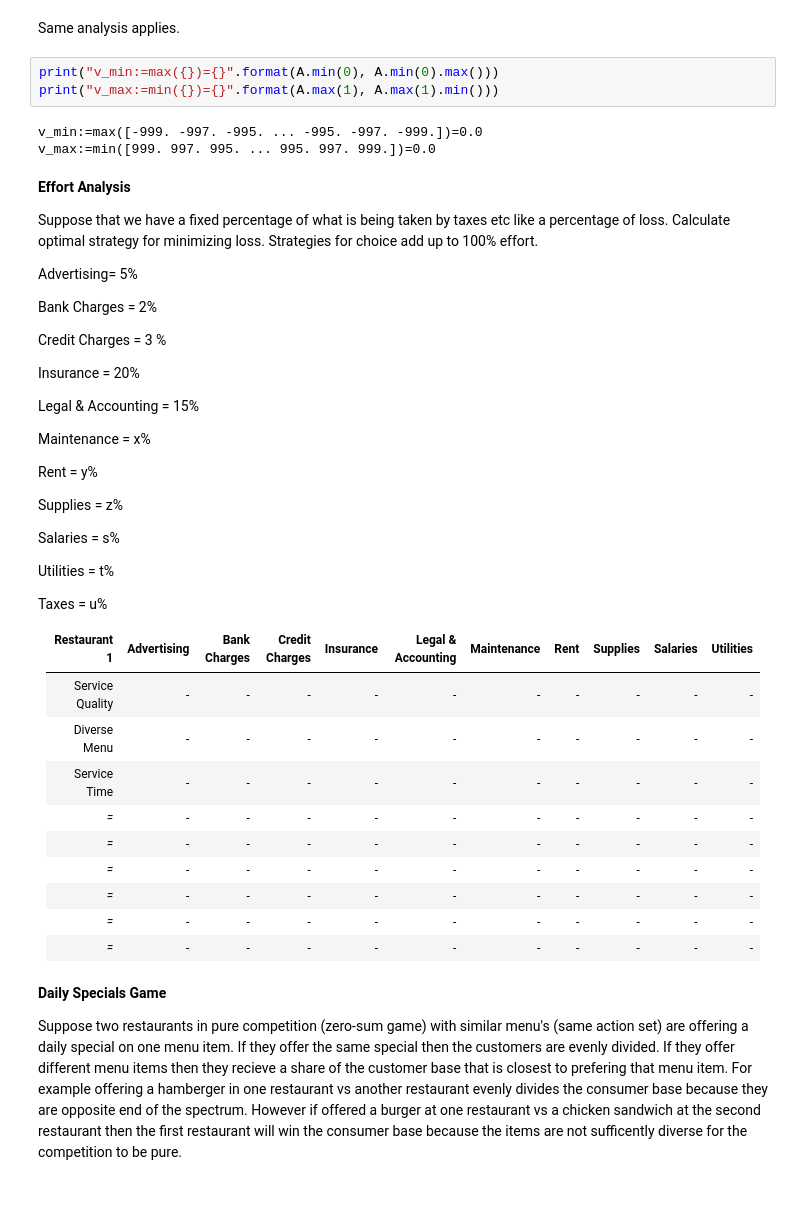
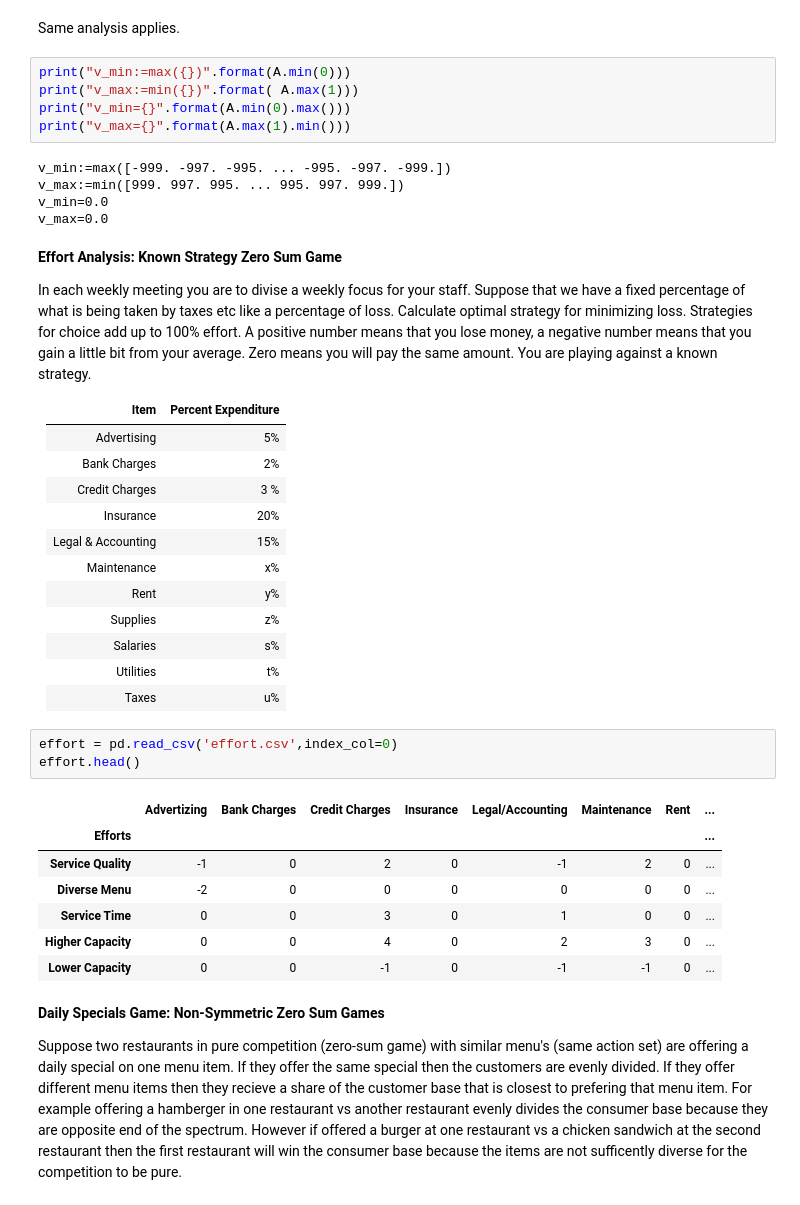
Before and after one commit to JustinBakerMath/GT_proj, a Jupyter notebook: lib/Notebook.ipynb, the cells around one changed output. Saved outputs shown, nothing was run; the diff lists cells and outputs as text.

```diff
--- a/lib/Notebook.ipynb
+++ b/lib/Notebook.ipynb
@@ -82,50 +86,45 @@ ax.plot_surface(x, y, A)
 # %% [markdown]
 Same analysis applies.
 # %%
-print("v_min:=max({})={}".format(A.min(0), A.min(0).max()))
-print("v_max:=min({})={}".format(A.max(1), A.max(1).min()))
+print("v_min:=max({})".format(A.min(0)))
+print("v_max:=min({})".format( A.max(1)))
+print("v_min={}".format(A.min(0).max()))
+print("v_max={}".format(A.max(1).min()))
 # %% [output]
-v_min:=max([-999. -997. -995. ... -995. -997. -999.])=0.0
-v_max:=min([999. 997. 995. ... 995. 997. 999.])=0.0
+v_min:=max([-999. -997. -995. ... -995. -997. -999.])
+v_max:=min([999. 997. 995. ... 995. 997. 999.])
+v_min=0.0
+v_max=0.0
 # %% [markdown]
-**Effort Analysis**
+**Effort Analysis: Known Strategy Zero Sum Game**
 
-Suppose that we have a fixed percentage of what is being taken by taxes etc like a percentage of loss. Calculate optimal strategy for minimizing loss. Strategies for choice add up to 100% effort.
+In each weekly meeting you are to divise a weekly focus for your staff. Suppose that we have a fixed percentage of what is being taken by taxes etc like a percentage of loss. Calculate optimal strategy for minimizing loss. Strategies for choice add up to 100% effort. A positive number means that you lose money, a negative number means that you gain a little bit from your average. Zero means you will pay the same amount. You are playing against a known strategy.
 
-Advertising= 5%
-
-Bank Charges = 2%
-
-Credit Charges = 3 %
-
-Insurance = 20%
-
-Legal & Accounting = 15%
-
-Maintenance = x%
-
-Rent = y%
-
-Supplies = z%
-
-Salaries = s%
-
-Utilities = t%
-
-Taxes = u%
-
-| Restaurant 1 | Advertising | Bank Charges | Credit Charges | Insurance | Legal & Accounting | Maintenance | Rent | Supplies | Salaries | Utilities |
-|:-:| ---| ---| ---|--- |--- |--- |--- |--- |--- |--- |
-|Service Quality| - | - | - | - | - | - | - | - | - |- |
-|Diverse Menu| - | - | - | - | - | - | - | - | - |- |
-|Service Time| - | - | - | - | - | - | - | - | - |- |
-|*=*| - | - | - | - | - | - | - | - | - |- |
-|*=*| - | - | - | - | - | - | - | - | - |- |
-|*=*| - | - | - | - | - | - | - | - | - |- |
-|*=*| - | - | - | - | - | - | - | - | - |- |
-|*=*| - | - | - | - | - | - | - | - | - |- |
-|*=*| - | - | - | - | - | - | - | - | - |- |
+| Item | Percent Expenditure |
+| --- | --- |
+| Advertising | 5% |
+| Bank Charges| 2% |
+| Credit Charges | 3 % |
+| Insurance | 20% |
+| Legal & Accounting | 15% |
+| Maintenance | x% |
+| Rent | y% |
+| Supplies | z% |
+| Salaries | s% |
+| Utilities | t% |
+| Taxes | u% |
+# %%
+effort = pd.read_csv('effort.csv',index_col=0)
+effort.head()
+# %% [output]
+|  | Advertizing | Bank Charges | Credit Charges | Insurance | Legal/Accounting | Maintenance | Rent | ... |
+| Efforts |  |  |  |  |  |  |  | ... |
+| Service Quality | -1 | 0 | 2 | 0 | -1 | 2 | 0 | ... |
+| Diverse Menu | -2 | 0 | 0 | 0 | 0 | 0 | 0 | ... |
+| Service Time | 0 | 0 | 3 | 0 | 1 | 0 | 0 | ... |
+| Higher Capacity | 0 | 0 | 4 | 0 | 2 | 3 | 0 | ... |
+| Lower Capacity | 0 | 0 | -1 | 0 | -1 | -1 | 0 | ... |
 # %% [markdown]
-**Daily Specials Game**
+**Daily Specials Game: Non-Symmetric Zero Sum Games**
 
 Suppose two restaurants in pure competition (zero-sum game) with similar menu's (same action set) are offering a daily special on one menu item. If they offer the same special then the customers are evenly divided. If they offer different menu items then they recieve a share of the customer base that is closest to prefering that menu item. For example offering a hamberger in one restaurant vs another restaurant evenly divides the consumer base because they are opposite end of the spectrum. However if offered a burger at one restaurant vs a chicken sandwich at the second restaurant then the first restaurant will win the consumer base because the items are not sufficently diverse for the competition to be pure.
```
Also changed, not shown: parts of 18 cells of this notebook, 2 other files.
